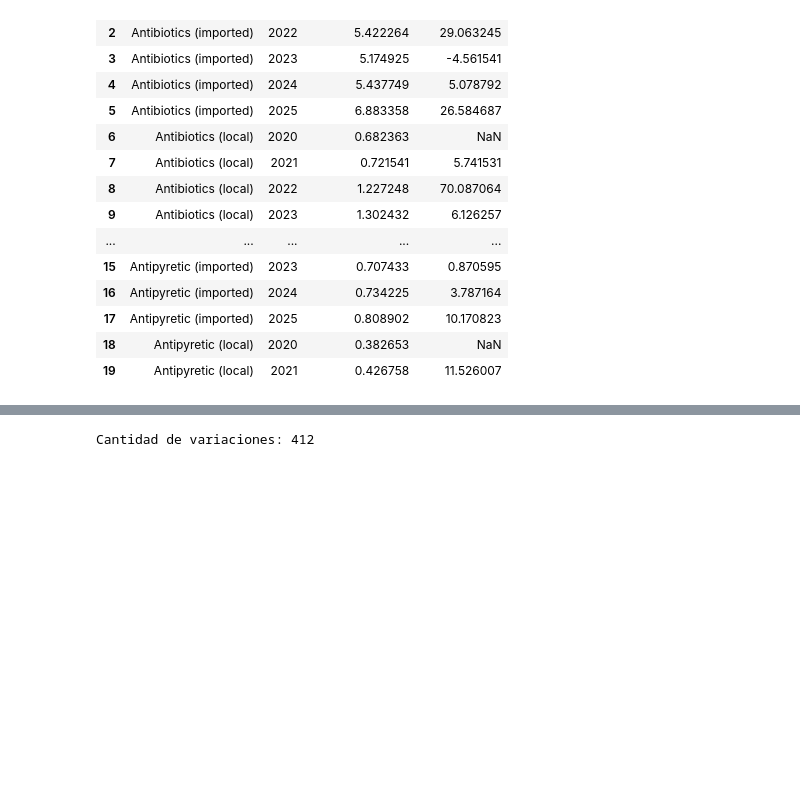
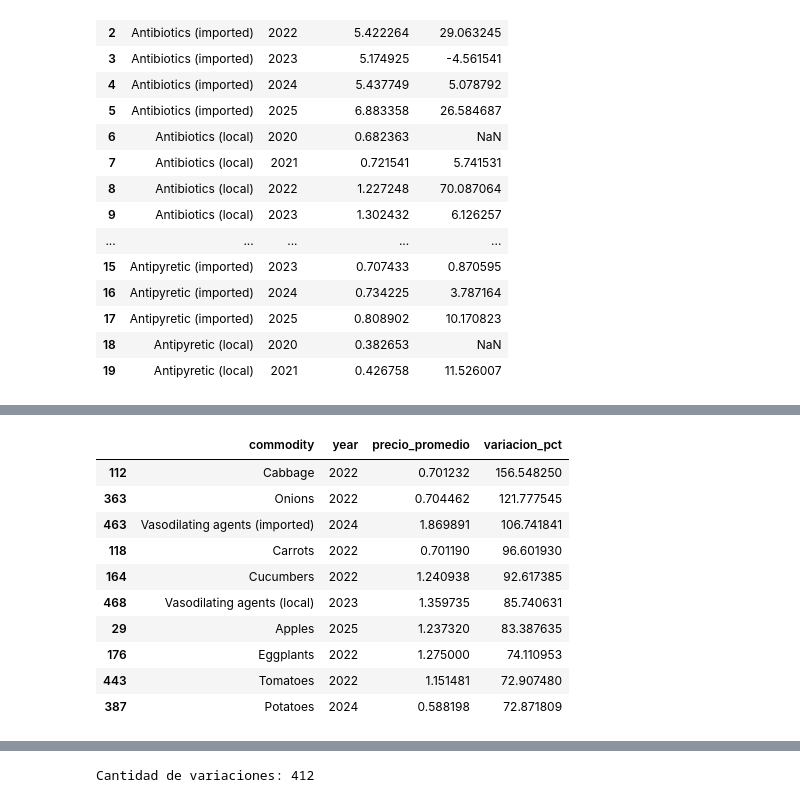
Before and after one commit to Bass-i/food-price-analysis, a Jupyter notebook: F3/notebooks/F3_Nucleo_Algoritmico.ipynb, the cells around one changed output, grey strips where cells are left out. Drawn from its saved outputs; the diff is of its cells as text; code cells hidden in the pictures; blank space fills up the shorter version.

```diff
--- a/F3/notebooks/F3_Nucleo_Algoritmico.ipynb
+++ b/F3/notebooks/F3_Nucleo_Algoritmico.ipynb
@@ -115,0 +104,20 @@ df_variaciones[
+# %%
+# Muestra los productos con mayor aumento
+# porcentual de precio.
+
+df_variaciones.sort_values(
+    by="variacion_pct",
+    ascending=False
+).head(10)
+# %% [output]
+|  | commodity | year | precio_promedio | variacion_pct |
+| 112 | Cabbage | 2022 | 0.701232 | 156.548250 |
+| 363 | Onions | 2022 | 0.704462 | 121.777545 |
+| 463 | Vasodilating agents (imported) | 2024 | 1.869891 | 106.741841 |
+| 118 | Carrots | 2022 | 0.701190 | 96.601930 |
+| 164 | Cucumbers | 2022 | 1.240938 | 92.617385 |
+| 468 | Vasodilating agents (local) | 2023 | 1.359735 | 85.740631 |
+| 29 | Apples | 2025 | 1.237320 | 83.387635 |
+| 176 | Eggplants | 2022 | 1.275000 | 74.110953 |
+| 443 | Tomatoes | 2022 | 1.151481 | 72.907480 |
+| 387 | Potatoes | 2024 | 0.588198 | 72.871809 |
```
Also changed, not shown: parts of 4 cells of this notebook.
